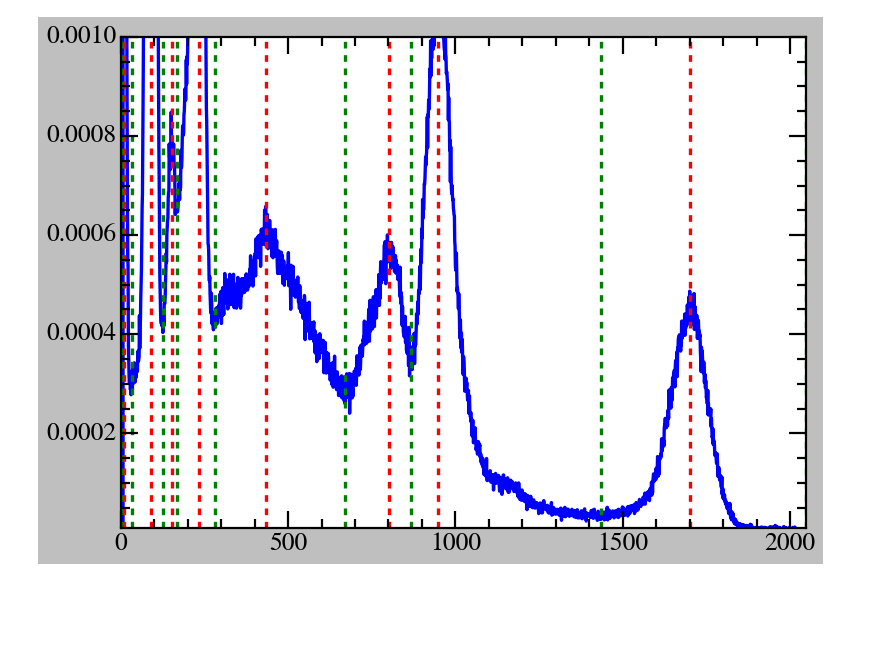
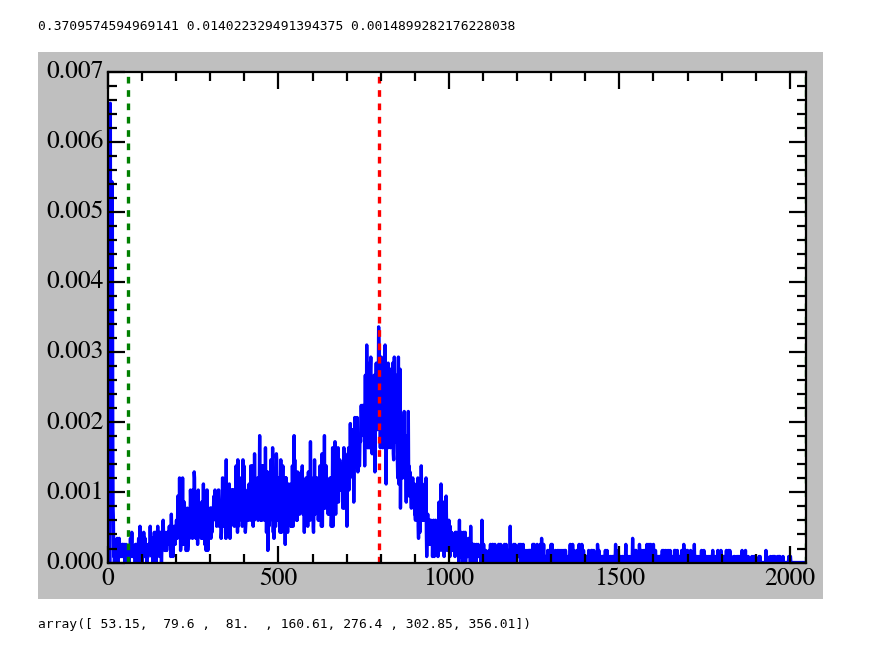
Before and after one commit to vinh-qtran/mit-jlab-sp25, a Jupyter notebook: compton/analysis.ipynb, the cells around one changed output. Drawn from its saved outputs; the diff is of its cells as text; code cells hidden in the pictures; blank space fills up the shorter version.

Commit message:
Update compton calibration

```diff
--- a/compton/analysis.ipynb
+++ b/compton/analysis.ipynb
@@ -29,37 +29,48 @@ helpers.set_plot_configs()
 # %%
 DataReader = utils.MCAData()
 
-bins, counts, _, _ = DataReader._read_data('data/2025-03-04/Calibration_recoil_ba_0304.Spe')
+bins, counts, _, _ = DataReader._read_data('data/2025-03-04/scatter_90_0304.Spe')
 count_normalizing_factor = np.sum(counts) * (bins[1] - bins[0])
 kde_bins, kde, kde_err = DataReader._kde_smooth_data(bins, counts, bw=5)
 peaks_idx, valleys_idx = DataReader._find_peaks_and_valleys(kde_bins, kde, kde_err)
 # %%
-Calibration = utils.MCACalibration('data/2025-03-04/Calibration_scatter_na_0304.Spe',
-                                   'data/2025-03-04/Calibration_scatter_ba_0304.Spe')
+calibration = utils.MCACalibration('data/2025-03-04/Calibration_recoil_na_0304.Spe',
+                                   'data/2025-03-04/Calibration_recoil_ba_0304.Spe',
+                                   cs_137_approx_line_bin=1800,)
+print(calibration.energy_scaler,calibration.energy_scaler_err,calibration.energy_scaler_mse)
+# %% [output]
+0.3709574594969141 0.014022329491394375 0.0014899282176228038
 # %%
 fig, ax = plt.subplots(figsize=(10, 7))
 
 ax.plot(bins, counts/count_normalizing_factor)
 # ax.plot(kde_bins, kde)
 # ax.errorbar(kde_bins, kde, yerr=kde_err,
 #             fmt=' s',markersize=1,elinewidth=2,capsize=5)
+
 for peak_idx in peaks_idx:
     ax.axvline(kde_bins[peak_idx], color='r', linestyle='--')
 for valley_idx in valleys_idx:
     ax.axvline(kde_bins[valley_idx], color='g', linestyle='--')
 
-# ax.axvline(fitting_bins[0], color='b', linestyle='--')
-# ax.axvline(fitting_bins[-1], color='b', linestyle='--')
+# for fitting_bins, gaussian_counts in zip(calibration.ba_133_fitting_bins+[calibration.cs_137_fitting_bins],
+#                                          calibration.ba_133_fitted_counts+[calibration.cs_137_fitted_counts]):
+#     if fitting_bins is not None:
+#         ax.plot(fitting_bins, gaussian_counts/count_normalizing_factor, color='r')
 
-# ax.plot(fitting_bins, gaussian_counts/count_normalizing_factor, color='r')
+# ax.plot(calibration.na_22_fitting_bins, calibration.na_22_fitted_counts/count_normalizing_factor, color='r')
 
 ax.set_xscale('linear')
-#ax.set_yscale('log')
+# ax.set_yscale('log')
 
 ax.set_xlim(0, 2048)
-ax.set_ylim(1e-5, 1e-3)
+# ax.set_ylim(1e-5, 2e-3)
 
 plt.tight_layout()
 plt.show()
 # %% [output]
-[figure, old version]
+[figure, new version]
+# %%
+np.concatenate(calibration.ba_133_energies)
+# %% [output]
+array([ 53.15,  79.6 ,  81.  , 160.61, 276.4 , 302.85, 356.01])
```
Also changed, not shown: parts of 1 cell of this notebook, 1 other file.
